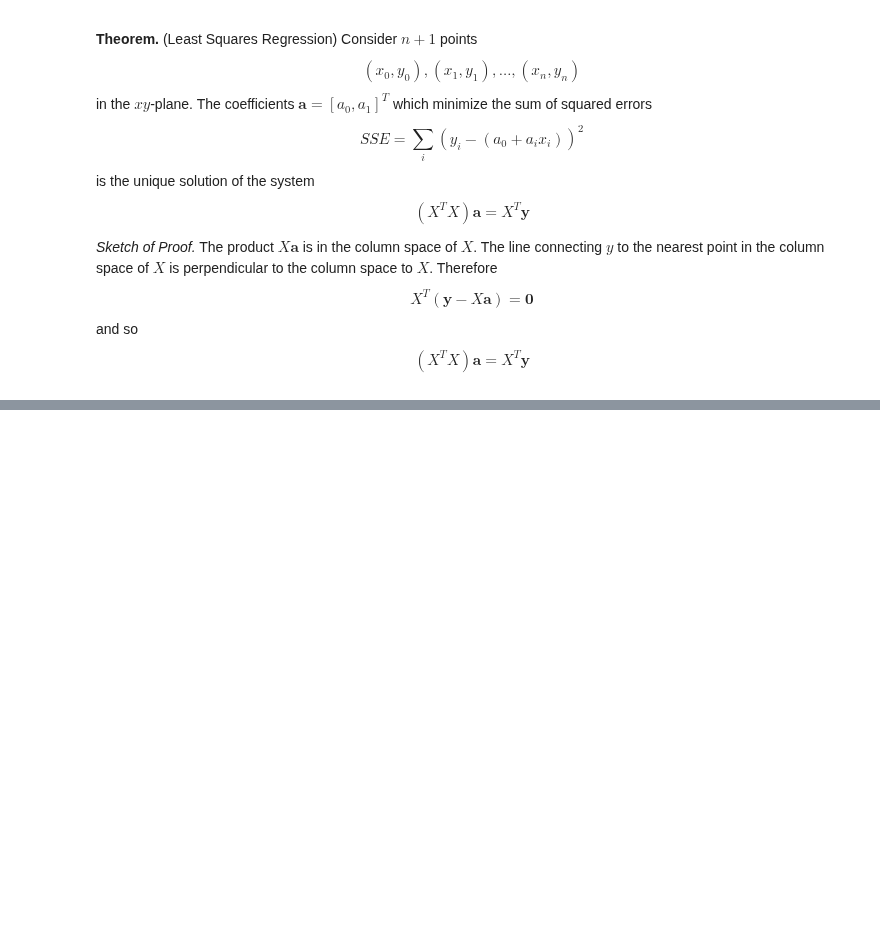
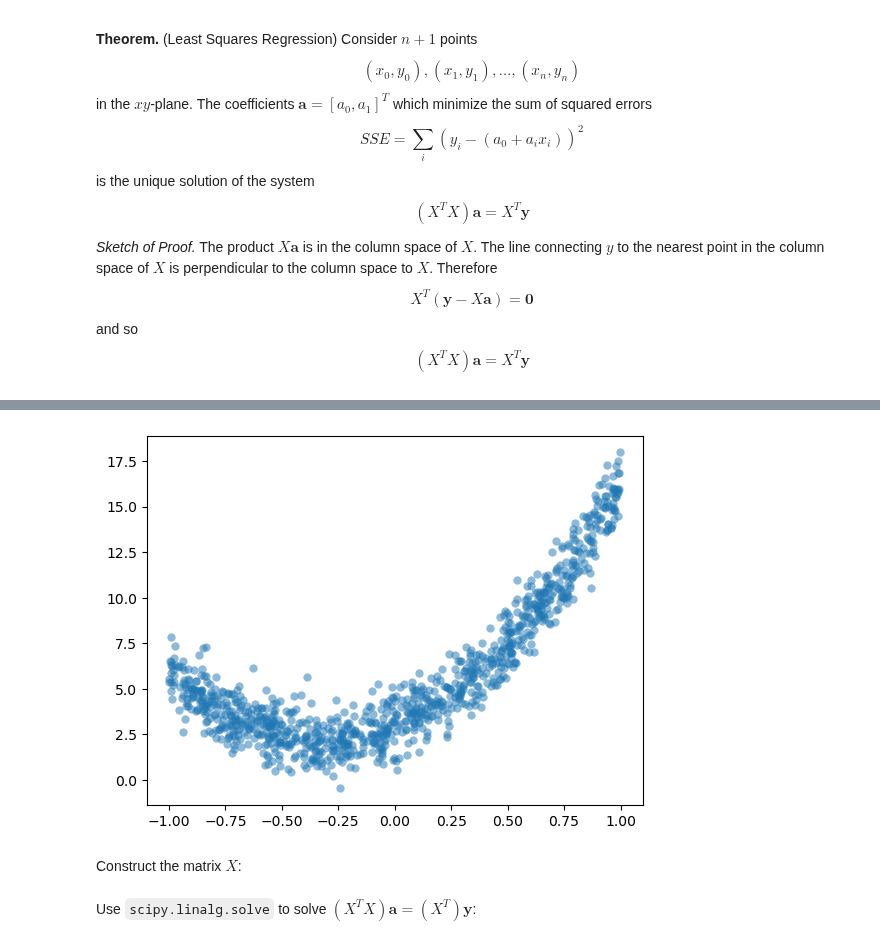
Before and after one commit to byeolla/science_dnn, a Jupyter notebook: 7th_week.ipynb, the cells around one changed output, grey strips where cells are left out. Cells and saved outputs as stored; diff of their text form; code cells hidden in the pictures; blank space fills up the shorter version.

```diff
--- a/7th_week.ipynb
+++ b/7th_week.ipynb
@@ -732,0 +816,14 @@ $$(X^{T}X)\mathbf{a} = X^{T}\mathbf{y}$$
+# %%
+a0 = 3
+a1 = 5
+a2 = 8
+N = 1000
+x = 2*np.random.rand(N) - 1 # Random numbers in the interval (-1, 1)
+noise = np.random.randn(N)
+y = a0 + a1*x + a2*x**2 + noise
+plt.scatter(x, y, alpha=0.5, lw=0);
+plt.show()
+# %% [output]
+[figure, added]
+# %% [markdown]
+Construct the matrix $X$:
@@ -732,0 +832,2 @@ $$(X^{T}X)\mathbf{a} = X^{T}\mathbf{y}$$
+# %% [markdown]
+Use `scipy.linalg.solve` to solve $\left(X^{T}X\right)\mathbf{a} = \left(X^{T}\right)\mathbf{y}$:
```
Also changed, not shown: parts of 17 cells of this notebook.
